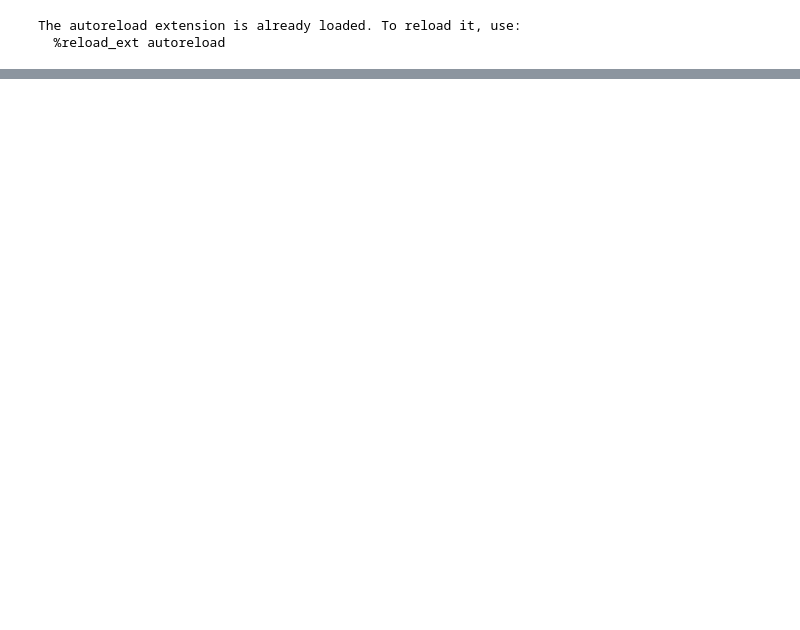
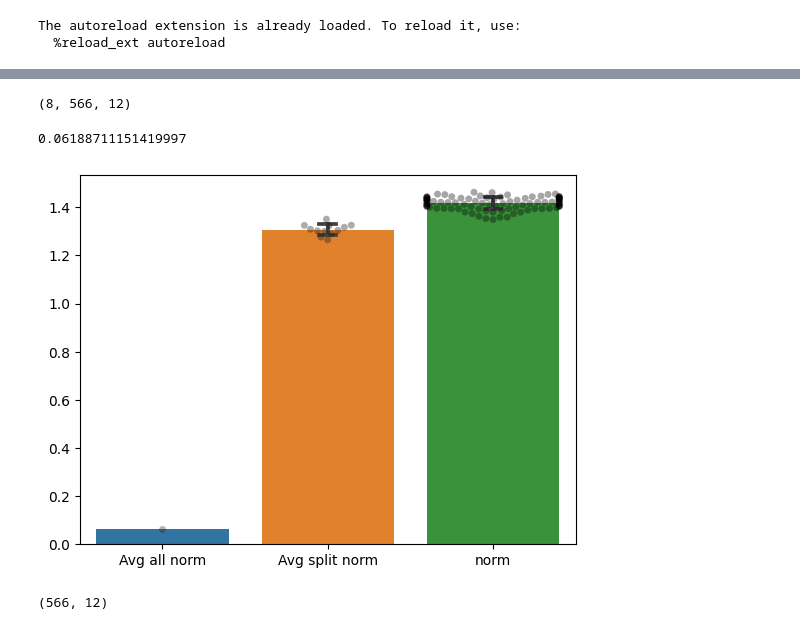
Before and after one commit to pqz317/wcst_decode, a Jupyter notebook: notebooks/20240501_visualize_feat_max_intertrial_decoding.ipynb, the cells around one changed output, grey strips where cells are left out. Saved outputs shown, nothing was run; the diff lists cells and outputs as text; code cells hidden in the pictures; blank space fills up the shorter version.

```diff
--- a/notebooks/20240501_visualize_feat_max_intertrial_decoding.ipynb
+++ b/notebooks/20240501_visualize_feat_max_intertrial_decoding.ipynb
@@ -51,0 +61,54 @@ visualization_utils.visualize_accuracy_bars([train_accs, test_accs, shuffle_accs
+# %%
+models = np.load(os.path.join(OUTPUT_DIR, "intertrial_agg_max_feat_models.npy"), allow_pickle=True)
+# %%
+def weights_to_arr(models):
+    """
+    assumes models of num_time_bins x num_splits
+    each model has num_classes weights
+    converts into np arr of num_time_bins, num_splits, num_units, num_classes
+    """
+    weights = np.empty((
+        models.shape[0],
+        models.shape[1],
+        models[0, 0].coef_.T.shape[0],
+        models[0, 0].coef_.T.shape[1],
+    ))
+    for time_idx, splits_idx in np.ndindex(models.shape):
+        weights[time_idx, splits_idx, :, :] = models[time_idx, splits_idx].coef_.T
+    return weights
+# %%
+weights = weights_to_arr(models).squeeze()
+# %%
+# num splits, num units, num features.
+weights.shape
+# %% [output]
+(8, 566, 12)
+# %%
+# want to see: across features, how much does the norm of the vectors change when averaging?
+# bar plot of feature vector norms, bar plot of feature vector norms averaged across splits
+
+# avg by splits and classes
+meaned = np.mean(weights, axis=(0, 2))
+avg_all_norm = np.sqrt(np.sum(meaned ** 2))
+
+#avg by splits first:
+meaned = np.mean(weights, axis=0)
+sqrd = meaned ** 2
+avg_split_norms = np.sqrt(np.sum(sqrd, axis=0))
+
+# don't avg first
+sqrd = weights ** 2
+norms = np.sqrt(np.sum(sqrd, axis=1)).reshape(-1)
+# %%
+avg_all_norm
+# %% [output]
+0.06188711151419997
+# %%
+fig, ax = plt.subplots()
+visualization_utils.visualize_accuracy_bars([[avg_all_norm], avg_split_norms, norms], ["Avg all norm", "Avg split norm", "norm"], ax)
+# %% [output]
+[figure, added]
+# %%
+meaned.shape
+# %% [output]
+(566, 12)
```
Also changed, not shown: parts of 8 cells of this notebook, 3 other files.
